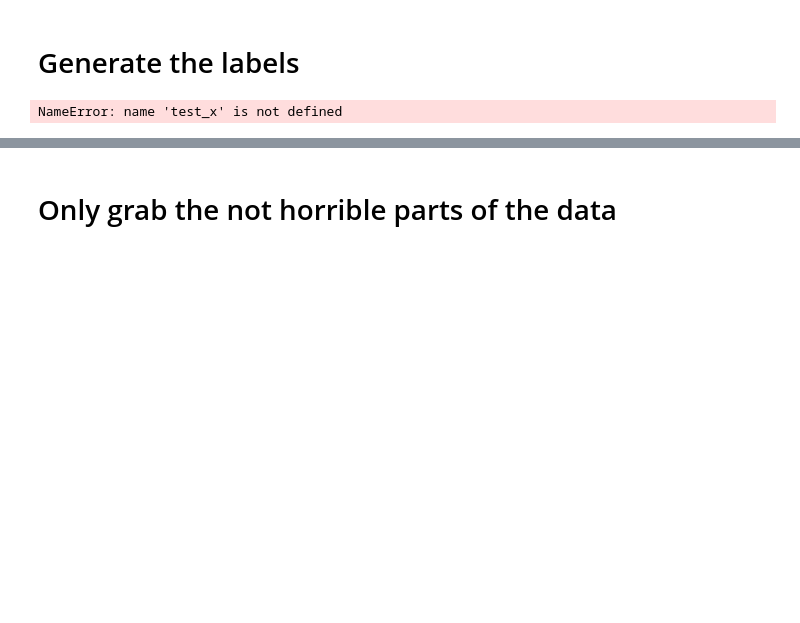
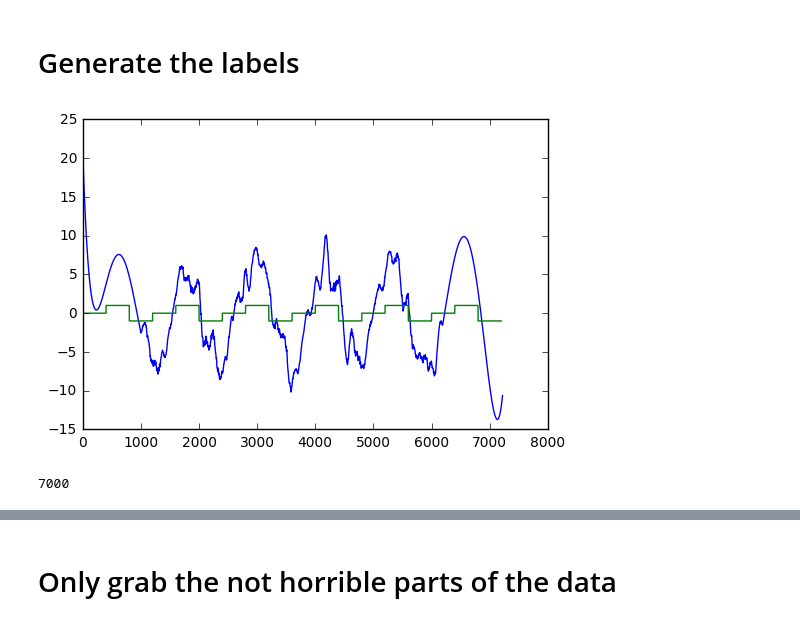
Before and after one commit to levinwil/AirStar, a Jupyter notebook: Jupyter_MDs/Label_Generation.ipynb, the cells around one changed output, grey strips where cells are left out. Drawn from its saved outputs; the diff is of its cells as text; code cells hidden in the pictures; blank space fills up the shorter version.

```diff
--- a/Jupyter_MDs/Label_Generation.ipynb
+++ b/Jupyter_MDs/Label_Generation.ipynb
@@ -41,39 +15,22 @@ pickle.dump(concat, open('/Users/williamlevine/Downloads/2-Seconds-6-Seconds-mix
+# %%
+new_x = prepare_data("/Users/williamlevine/Downloads/OpenBCI-RAW-2017-06-26_23-26-44.txt", return_multi_feat = True)[0]
 # %% [markdown]
 # Generate the labels
 # %%
 labels = []
 for i in range(6):
-    for _ in range(1000):
+    for _ in range(400):
         labels.append(0)
-    for _ in range(1000):
+    for _ in range(400):
         labels.append(1)
-for _ in range(2000):
-    labels.append(0)
-for i in range(5):
-    for _ in range(1000):
-        labels.append(1)
-    for _ in range(1000):
-        labels.append(0)
-for _ in range(34):
-    labels.append(0)
+    for _ in range(400):
+        labels.append(-1)
+labels = labels[0:7000]
-# %%
-import math
-#creating the labels
-labels = np.zeros((len(test_x), 1))
-label_helper_1 = np.array([1.42, .4, .96, .7, 1.02, 1.17, 1.3, 1.08, 1.11, 1.22, 1.16, .94, 1.06, 1.16, 1.25, 1.10, 1.13, 1.19, 1.06, 1.16, 1.03, 1.02, 1.00, 1.16, 1.05, .89, .97, .65])
-label_helper = []
-for i in range(1, len(label_helper_1)):
-    label_helper.append(int(np.sum(label_helper_1[0:i]) * 200))
-zipped_helper = []
-for i in range(len(label_helper) - 1):
-    zipped_helper.append((int(label_helper[i]), int(label_helper[i + 1])))
-zipped_helper = np.array(zipped_helper)
-labels = np.array(labels)
-for i in range(1, len(zipped_helper), 3):
-    start = zipped_helper[i][0]
-    stop = zipped_helper[i][1]
-    labels[start: stop] = 1
-for i in range(2, len(zipped_helper), 3):
-    labels[zipped_helper[i][0]: zipped_helper[i][1]] = -1
-# %% [output]
-NameError: name 'test_x' is not defined
+# %%
+new_x = new_x[0:7000]
+# %%
+plt.plot(new_x[:, 1] * 5000)
+plt.plot(labels)
+plt.show()
+# %% [output]
+[figure, added]
@@ -79,0 +39,4 @@ NameError: name 'test_x' is not defined
+# %%
+len(net[0])
+# %% [output]
+7000
```
Also changed, not shown: parts of 11 cells of this notebook, 7 other files.
